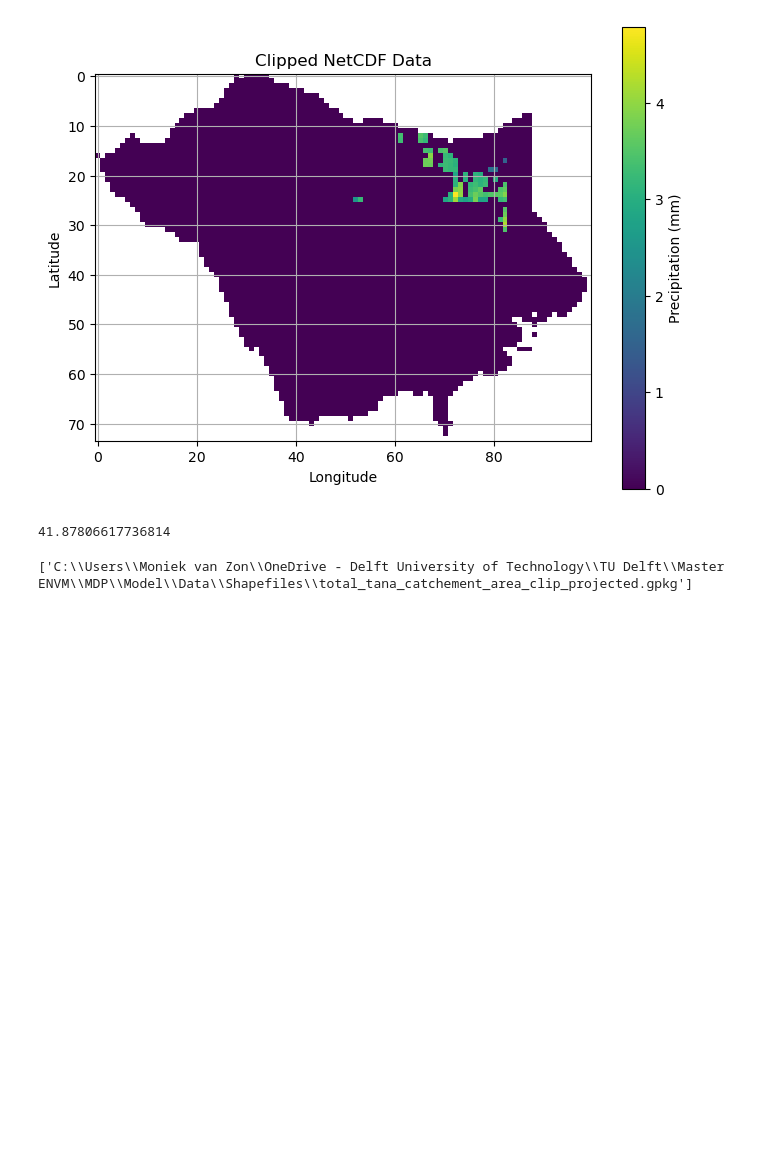
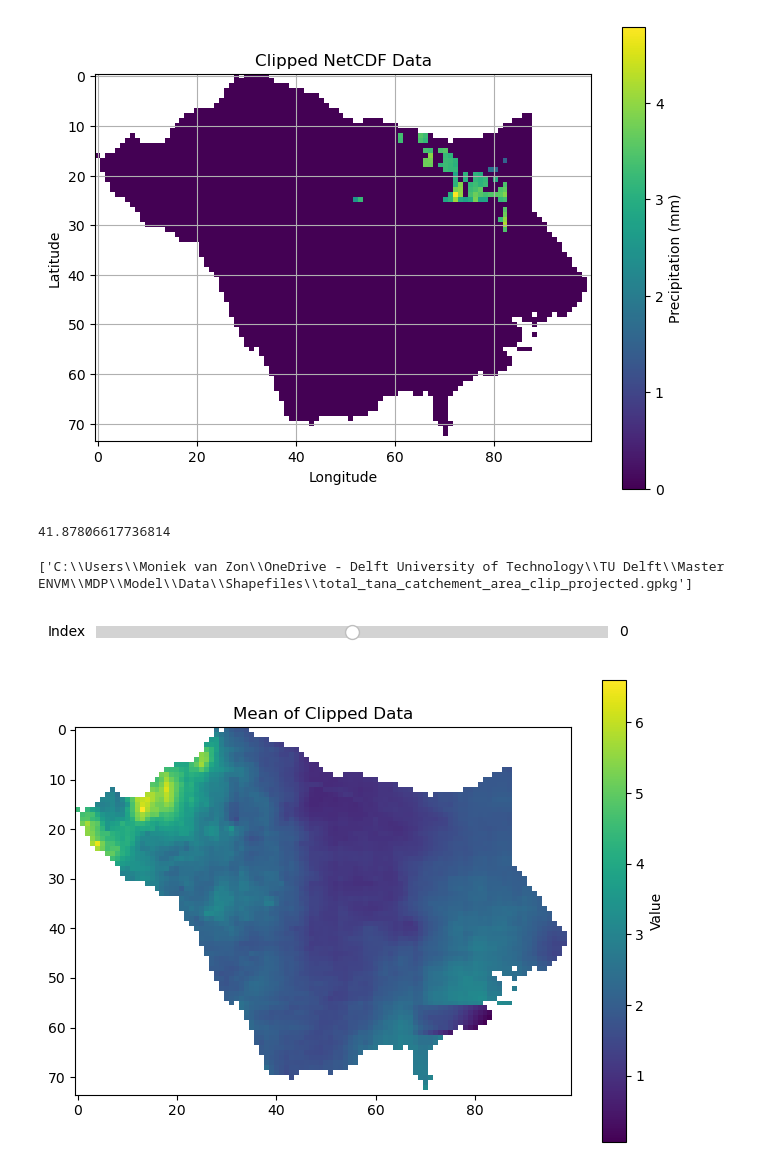
Before and after one commit to pjdebruijn2505/Git_mdp, a Jupyter notebook: data_processing/data_processing_Satellite.ipynb, the cells around one changed output. Drawn from its saved outputs; the diff is of its cells as text; code cells hidden in the pictures; blank space fills up the shorter version.

```diff
--- a/data_processing/data_processing_Satellite.ipynb
+++ b/data_processing/data_processing_Satellite.ipynb
@@ -430,7 +425,71 @@ def update(frame):
 
 # # Show the animation (optional)
 # plt.show()
-# %%
-print(shape_files)
-# %% [output]
-['C:\\Users\\Moniek van Zon\\OneDrive - Delft University of Technology\\TU Delft\\Master ENVM\\MDP\\Model\\Data\\Shapefiles\\total_tana_catchement_area_clip_projected.gpkg']
+# %%
+shape_files
+# %% [output]
+['C:\\Users\\Moniek van Zon\\OneDrive - Delft University of Technology\\TU Delft\\Master ENVM\\MDP\\Model\\Data\\Shapefiles\\total_tana_catchement_area_clip_projected.gpkg']
+# %%
+from matplotlib.widgets import Slider
+
+
+def clip_netCDF_to_geopackage_specific_time(netCDF_file, geopackage_file, start_date, end_date):
+    # Open the GeoPackage file
+    geopackage_gdf = gpd.read_file(geopackage_file)
+
+    # Open the NetCDF file
+    ds = xr.open_dataset(netCDF_file)
+
+    # Select data for the specified time range
+    subset = ds.sel(time=slice(start_date, end_date))
+
+    # Get the data array for the specified variable
+    data_array = subset['time']
+
+    # Clip the NetCDF data to the GeoPackage boundaries
+    with rasterio.open(netCDF_file) as src:
+        clipped_data, _ = mask(src, geopackage_gdf.geometry, crop=True, nodata=np.nan)
+
+    # Get metadata for the clipped data
+    meta = src.meta.copy()
+
+    return clipped_data, meta
+
+# Example usage:
+
+# Assuming these are your paths
+netCDF_file = data_files[0]  # Replace with your NetCDF file path
+shape_files = shape_files # Replace with your list of GeoPackage file paths
+start_date = '2023-10-01'
+end_date = '2023-12-31'
+
+# Create a function to plot the clipped data
+def plot_clipped_data(clipped_data):
+    # Take the mean along the time dimension
+    mean_data = np.nanmean(clipped_data, axis=0)
+
+    plt.figure(figsize=(8, 6))
+    plt.imshow(mean_data)
+    plt.title("Mean of Clipped Data")
+    plt.colorbar(label='Value')
+    plt.show()
+
+# Create a function to update the plot based on the slider value
+def update_plot(val):
+    index = int(slider.val)
+    clipped_data, meta = clip_netCDF_to_geopackage_specific_time(netCDF_file, shape_files[index], start_date, end_date)
+    plot_clipped_data(clipped_data)
+
+# Create a slider widget
+ax_slider = plt.axes([0.1, 0.02, 0.8, 0.05])
+slider = Slider(ax_slider, 'Index', 0, len(shape_files) - 1, valinit=0, valstep=1)
+slider.on_changed(update_plot)
+
+# Initial plot
+clipped_data, meta = clip_netCDF_to_geopackage_specific_time(netCDF_file, shape_files[0], start_date, end_date)
+plot_clipped_data(clipped_data)
+
+plt.show()
+# %% [output]
+[figure, added]
+[figure, added]
```
Also changed, not shown: parts of 6 cells of this notebook, 1 other file.
